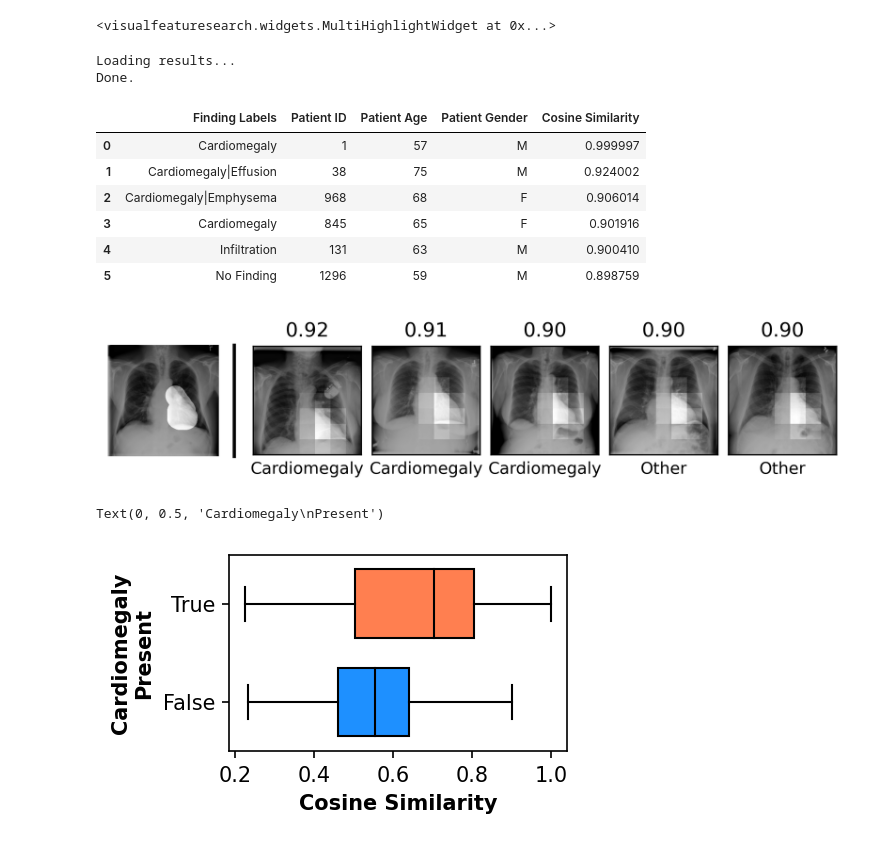
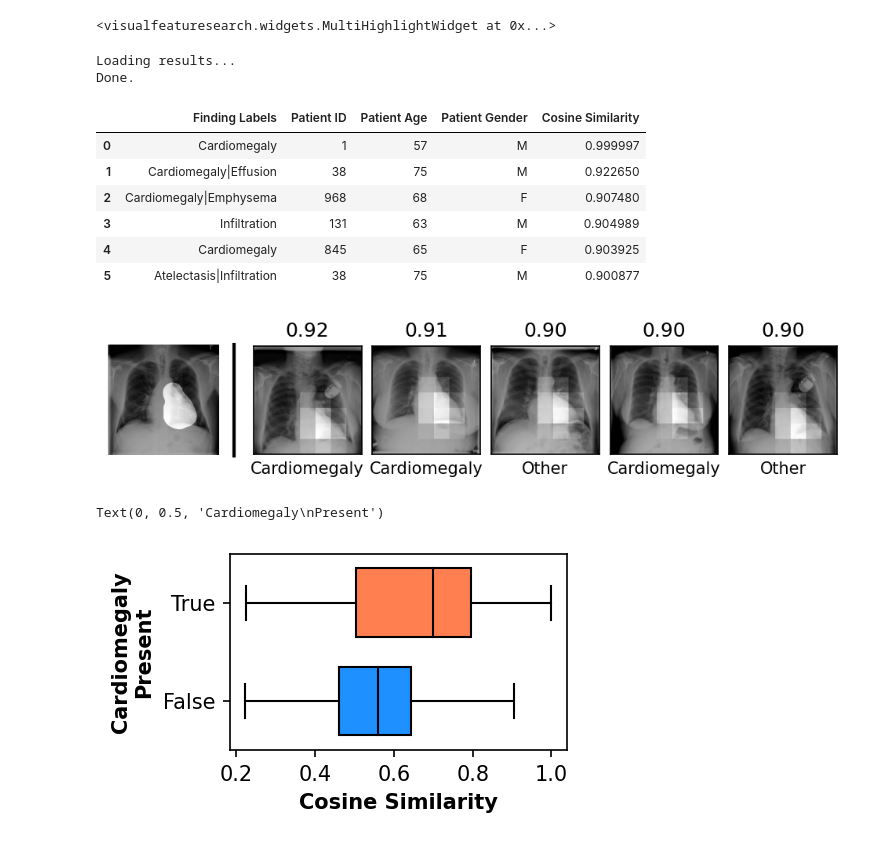
Before and after one commit to lookingglasslab/VisualFeatureSearch, a Jupyter notebook: notebooks/Interactive_Visual_Feature_Search_Chest_Xray_Demo.ipynb, the cells around one changed output. Saved outputs shown, nothing was run; the diff lists cells and outputs as text; code cells hidden in the pictures.

```diff
--- a/notebooks/Interactive_Visual_Feature_Search_Chest_Xray_Demo.ipynb
+++ b/notebooks/Interactive_Visual_Feature_Search_Chest_Xray_Demo.ipynb
@@ -17,15 +58,17 @@ sys.path.append('../')
 import visualfeaturesearch as vfs
 from visualfeaturesearch.searchtool import CachedSearchTool
 
-# use the Apple M1 GPU
-device = torch.device('mps')
+if torch.cuda.is_available():
+  device = torch.device('cuda:0')
+else:
+  raise Exception('No GPU available')
 # %%
 model = xrv.models.DenseNet(weights='densenet121-res224-all').to(device)
 model.op_threshs = torch.tensor(xrv.models.model_urls['all']['ppv80_thres']).to(device)
 model_feats = model.features # get the final feature tensors (of shape 1024x7x7)
 model_feats = model_feats.eval().to(device)
 
-cache_store = zarr.DirectoryStore('../../MedImaging/XRV_DenseNet_ALL_08242023')
+cache_store = zarr.DirectoryStore('XRV_DenseNet_ALL_08242023')
 cache_root = zarr.group(store=cache_store, overwrite=False)
 cache_feats_data = np.float32(cache_root['feats'][:])
 
@@ -33,5 +80,5 @@ cached_search_tool = CachedSearchTool(model_feats, cache_feats_data, device, bat
 # %%
-nih_csv = pd.read_csv('../../MedImaging/CXR8/Data_Entry_2017_v2020.csv')
+nih_csv = pd.read_csv('NIH-Data_Entry_2017_v2020.csv')
 nih_csv = nih_csv[:4999]
 
 transform = transforms.Compose([
@@ -41,7 +88,7 @@ transform = transforms.Compose([
 
 def get_nih_image(idx):
   query_img_name = nih_csv.iloc[idx]['Image Index']
-  query_img = skimage.io.imread(f'../../MedImaging/CXR8/images/images/{query_img_name}')
+  query_img = skimage.io.imread(f'images/{query_img_name}')
   query_img_model = xrv.datasets.normalize(query_img, 255, reshape=True)
   query_img_model = torch.as_tensor(transform(query_img_model))
   return query_img_model
@@ -100,47 +147,47 @@ Loading results...
 Done.
 |  | Finding Labels | Patient ID | Patient Age | Patient Gender | Cosine Similarity |
 | 0 | Cardiomegaly | 1 | 57 | M | 0.999997 |
-| 1 | Cardiomegaly|Effusion | 38 | 75 | M | 0.924002 |
-| 2 | Cardiomegaly|Emphysema | 968 | 68 | F | 0.906014 |
-| 3 | Cardiomegaly | 845 | 65 | F | 0.901916 |
-| 4 | Infiltration | 131 | 63 | M | 0.900410 |
-| 5 | No Finding | 1296 | 59 | M | 0.898759 |
+| 1 | Cardiomegaly|Effusion | 38 | 75 | M | 0.922650 |
+| 2 | Cardiomegaly|Emphysema | 968 | 68 | F | 0.907480 |
+| 3 | Infiltration | 131 | 63 | M | 0.904989 |
+| 4 | Cardiomegaly | 845 | 65 | F | 0.903925 |
+| 5 | Atelectasis|Infiltration | 38 | 75 | M | 0.900877 |
 # %%
 # set up the figure
 DISPLAY_NUM = 5
 
-fig = plt.figure(figsize=(8, 5.15), dpi=400)
+fig = plt.figure(figsize=(8, 5.15), dpi=150)
 # fig.suptitle('Nearest Neighbors', fontweight='bold', y=0.75)
 gs = fig.add_gridspec(1,2, width_ratios=[0.95,5])
 fig.subplots_adjust(wspace=0.1, hspace=0)
 results_gs = gs[1].subgridspec(1,DISPLAY_NUM)
 
 # show the query region on the left-hand side
 ax = fig.add_subplot(gs[0])
 ax.axis('off')
 ax.imshow(vfs.util.mask_overlay(vis_imgs[selected_idx], 0, 0, 224, np.asarray(mask)[:,:,3] / 256))
 line_x_val = 255
 ax.add_line(matplotlib.lines.Line2D([line_x_val,line_x_val], [0,224], lw=2, color='black')).set_clip_on(False)
 
 # include the most similar images from the dataset on the right side
 for i in range(DISPLAY_NUM):
   idx = sim_order[i+1].cpu().numpy()
   img = model_img_to_PIL(get_nih_image(idx))
   curr_img_out = vfs.util.mask_overlay(img,
                                    x=region_xs[idx],
                                    y=region_ys[idx],
                                    mask_size=7,
                                    mask=vfs.util.crop_mask(mask_7x7_arr))
 
   ax = fig.add_subplot(results_gs[i])
   ax.set_xticks([])
   ax.set_yticks([])
   ax.imshow(curr_img_out, cmap='gray')
   ax.set_title( f'{region_sims[idx].cpu().numpy():.02f}')
   sub_str = 'Cardiomegaly' if 'Cardiomegaly' in sorted_csv.iloc[i+1]["Finding Labels"] else 'Other'
   ax.set_xlabel(f'{sub_str}')
 # %% [output]
-[figure, old version]
+[figure, new version]
 # %%
 sorted_csv['Cardiomegaly Present'] = sorted_csv['Finding Labels'].str.contains('Cardiomegaly')
 
@@ -162,4 +209,4 @@ plt.xlabel('Cosine Similarity', fontweight='bold')
 plt.ylabel('Cardiomegaly\nPresent', fontweight='bold')
 # %% [output]
 Text(0, 0.5, 'Cardiomegaly\nPresent')
-[figure, old version]
+[figure, new version]
```
Also changed, not shown: parts of 3 cells of this notebook.
